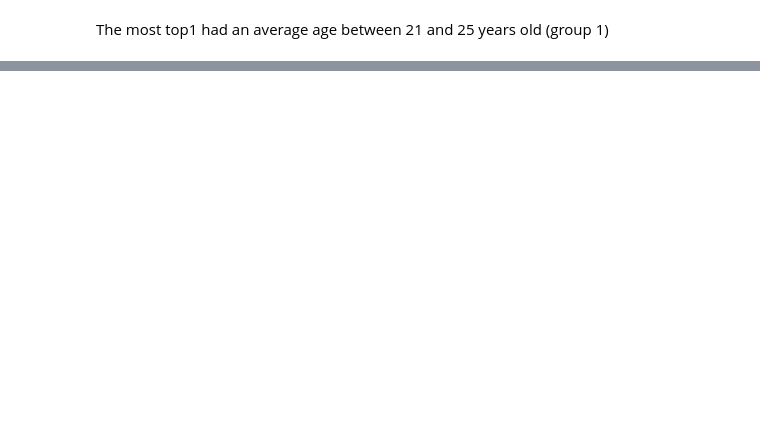
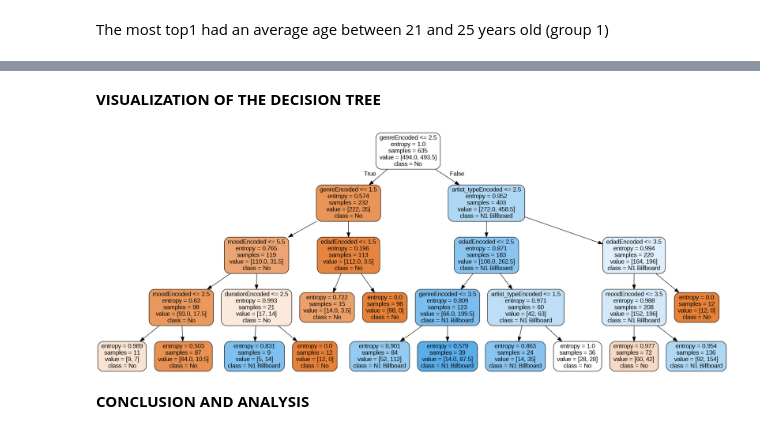
Before and after one commit to IreneCarrasco/AI_and_ML_projects, a Jupyter notebook: Decision_tree_billboard100.ipynb, the cells around one changed output, grey strips where cells are left out. Saved outputs shown, nothing was run; the diff lists cells and outputs as text; code cells hidden in the pictures; blank space fills up the shorter version.

```diff
--- a/Decision_tree_billboard100.ipynb
+++ b/Decision_tree_billboard100.ipynb
@@ -353,0 +401,33 @@ The most top1 had an average age between 21 and 25 years old (group 1)
+# %% [markdown]
+**VISUALIZATION OF THE DECISION TREE**
+# %%
+# Crear arrays de entrenamiento y las etiquetas que indican si llegó a top o no
+y_train = artists_encoded['top']
+x_train = artists_encoded.drop(['top'], axis=1).values
+
+# Crear Arbol de decision con profundidad = 4
+decision_tree = tree.DecisionTreeClassifier(criterion='entropy',
+                                            min_samples_split=20,
+                                            min_samples_leaf=5,
+                                            max_depth = 4, # We only need depth = 4 according to previous data
+                                            class_weight={1:3.5})
+decision_tree.fit(x_train, y_train)
+
+# exportar el modelo a archivo .dot
+with open(r"tree1.dot", 'w') as f:
+     f = tree.export_graphviz(decision_tree,
+                              out_file=f,
+                              max_depth = 7,
+                              impurity = True,
+                              feature_names = list(artists_encoded.drop(['top'], axis=1)),
+                              class_names = ['No', 'N1 Billboard'],
+                              rounded = True,
+                              filled= True )
+
+# Convertir el archivo .dot a png para poder visualizarlo
+check_call(['dot','-Tpng',r'tree1.dot','-o',r'tree1.png'])
+PImage("tree1.png")
+# %% [output]
+[figure, added]
+# %% [markdown]
+**CONCLUSION AND ANALYSIS**
```
Also changed, not shown: parts of 11 cells of this notebook.
